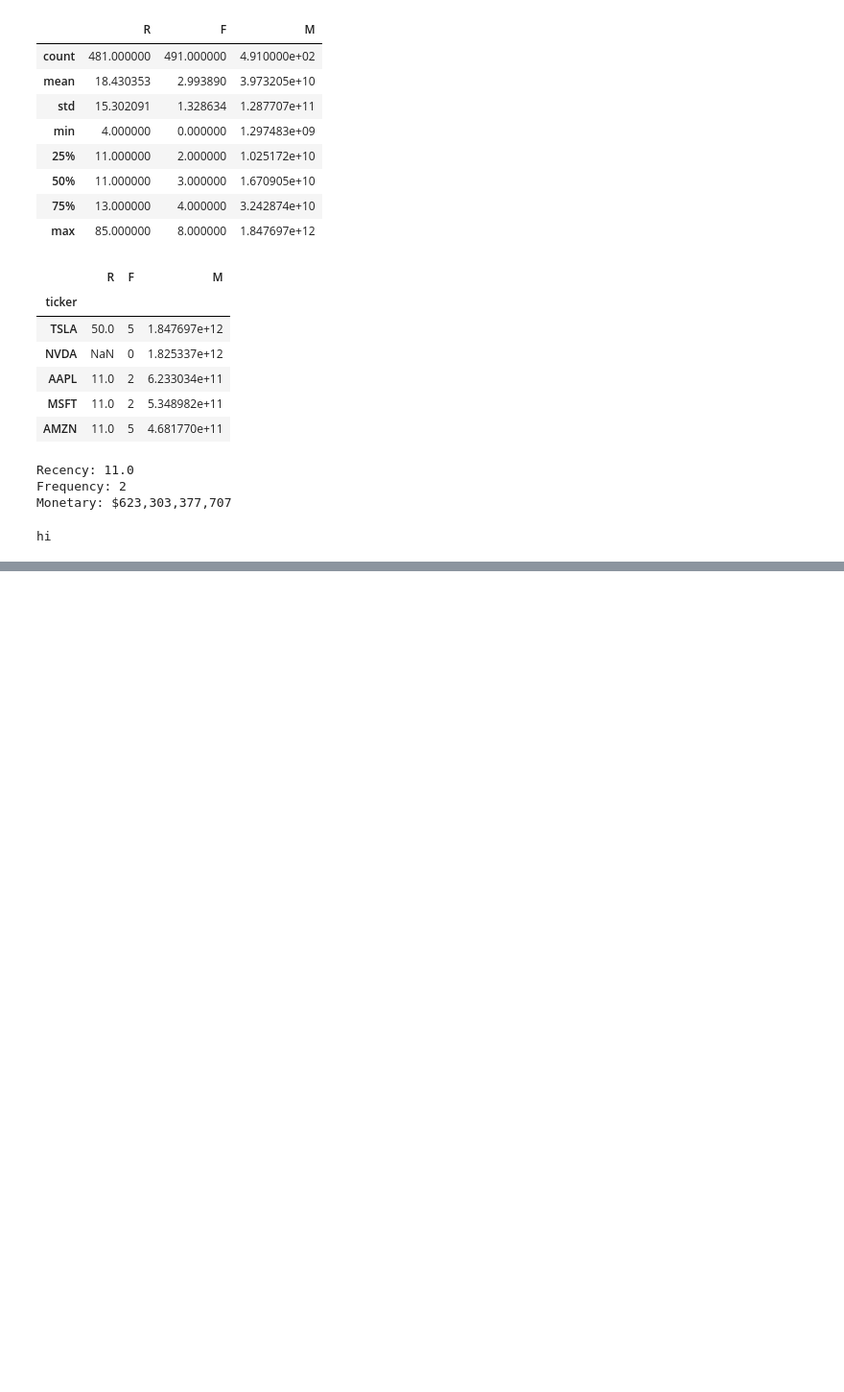
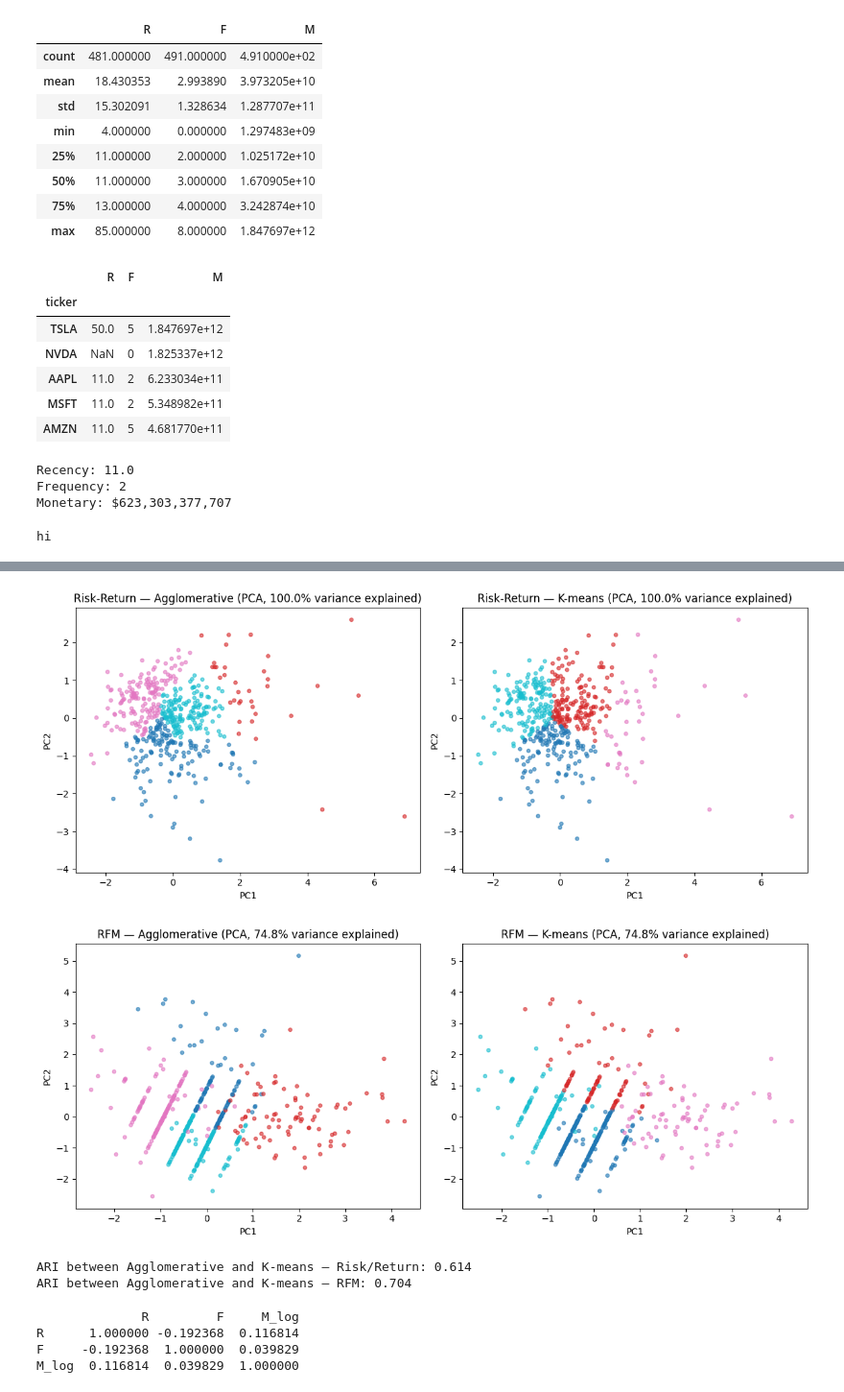
Before and after one commit to SharuIIT/6BUIS017W-sp500-rfm-segmentation_w2149468, a Jupyter notebook: 6BUIS017W__w2149468.ipynb, the cells around one changed output, grey strips where cells are left out. Shown at 96% size. Saved outputs shown, nothing was run; the diff lists cells and outputs as text; code cells hidden in the pictures; blank space fills up the shorter version.

```diff
--- a/6BUIS017W__w2149468.ipynb
+++ b/6BUIS017W__w2149468.ipynb
@@ -361,0 +378,23 @@ hi
+# %%
+from sklearn.preprocessing import StandardScaler
+
+# Standardise Matrix 1: Risk & Return
+scaler1 = StandardScaler()
+risk_return_scaled = pd.DataFrame(
+    scaler1.fit_transform(risk_return_df),
+    index=risk_return_df.index,
+    columns=risk_return_df.columns
+)
+
+# Standardise Matrix 2: Trading Activity (R, F, M_log)
+rfm_features = rfm_complete[["R", "F", "M_log"]]
+scaler2 = StandardScaler()
+rfm_scaled = pd.DataFrame(
+    scaler2.fit_transform(rfm_features),
+    index=rfm_features.index,
+    columns=rfm_features.columns
+)
+
+print("Risk/Return matrix shape:", risk_return_scaled.shape)
+print("RFM matrix shape:", rfm_scaled.shape)
+risk_return_scaled.describe()
@@ -361,0 +566,36 @@ hi
+# %%
+from sklearn.decomposition import PCA
+
+def plot_clusters(X_scaled, labels_dict, title_prefix):
+    pca = PCA(n_components=2)
+    X_pca = pca.fit_transform(X_scaled)
+    explained = pca.explained_variance_ratio_.sum()
+
+    fig, axes = plt.subplots(1, len(labels_dict), figsize=(6*len(labels_dict), 5))
+    if len(labels_dict) == 1:
+        axes = [axes]
+    for ax, (name, labels) in zip(axes, labels_dict.items()):
+        scatter = ax.scatter(X_pca[:,0], X_pca[:,1], c=labels, cmap='tab10', alpha=0.6, s=15)
+        ax.set_title(f"{title_prefix} — {name} (PCA, {explained:.1%} variance explained)")
+        ax.set_xlabel("PC1")
+        ax.set_ylabel("PC2")
+    plt.tight_layout()
+    plt.savefig(f"clusters_{title_prefix.replace(' ','_').replace('/','_')}.png", dpi=150)
+    plt.show()
+
+plot_clusters(risk_return_scaled.values, {"Agglomerative": agg_rr, "K-means": km_rr}, "Risk-Return")
+plot_clusters(rfm_scaled.values, {"Agglomerative": agg_rfm, "K-means": km_rfm}, "RFM")
+# %% [output]
+[figure, added]
+[figure, added]
+# %%
+from sklearn.metrics import adjusted_rand_score
+
+ari_rr = adjusted_rand_score(agg_rr, km_rr)
+ari_rfm = adjusted_rand_score(agg_rfm, km_rfm)
+
+print(f"ARI between Agglomerative and K-means — Risk/Return: {ari_rr:.3f}")
+print(f"ARI between Agglomerative and K-means — RFM: {ari_rfm:.3f}")
+# %% [output]
+ARI between Agglomerative and K-means — Risk/Return: 0.614
+ARI between Agglomerative and K-means — RFM: 0.704
@@ -361,0 +604,8 @@ hi
+# %%
+corr_matrix = rfm_complete[["R", "F", "M_log"]].corr()
+print(corr_matrix)
+# %% [output]
+              R         F     M_log
+R      1.000000 -0.192368  0.116814
+F     -0.192368  1.000000  0.039829
+M_log  0.116814  0.039829  1.000000
```
Also changed, not shown: parts of 28 cells of this notebook, 12 other files.
